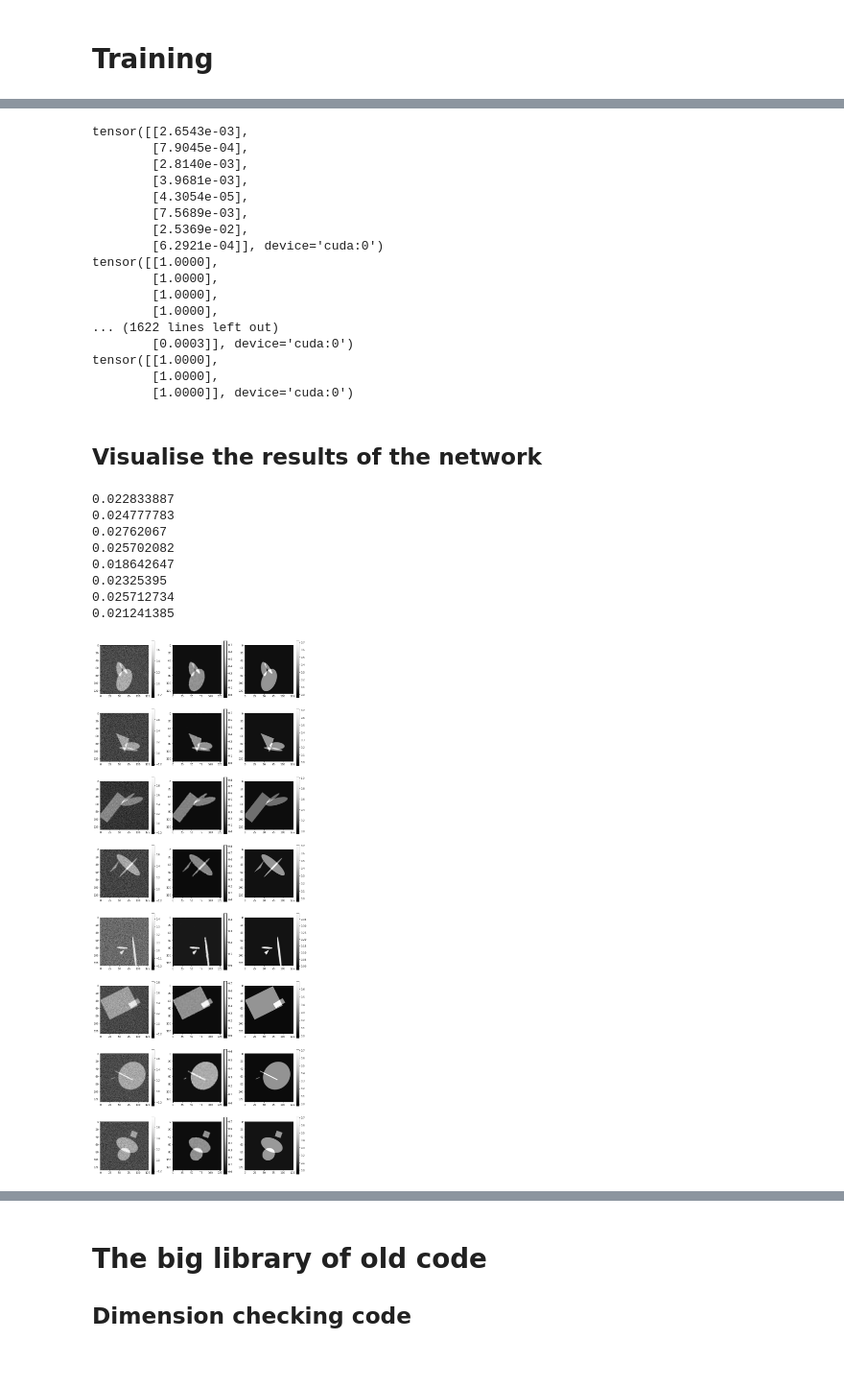
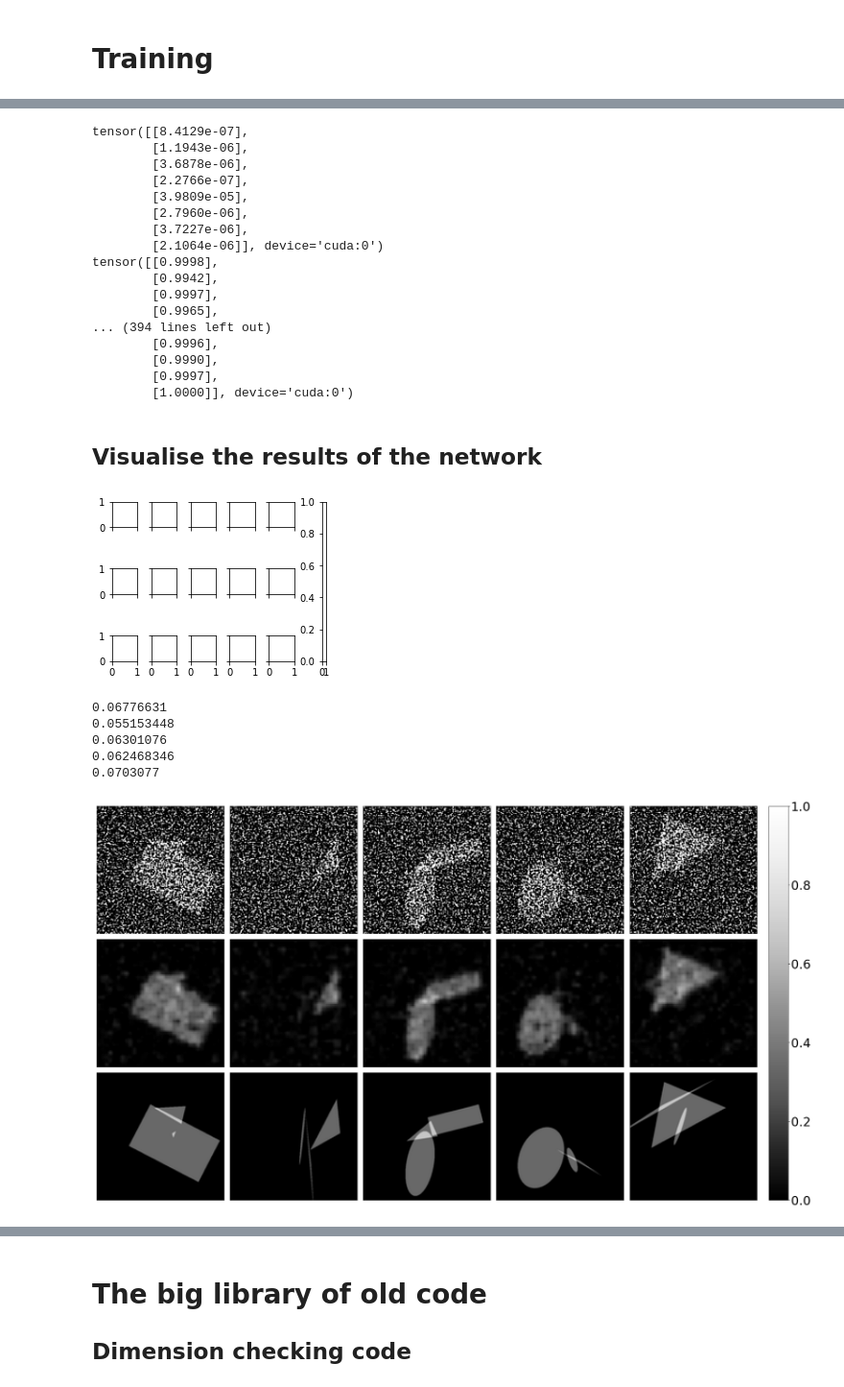
Before and after one commit to FromTheMountain/bachelorproject-code, a Jupyter notebook: GPU-autoencoder-experiments.ipynb, the cells around one changed output, grey strips where cells are left out. Shown at 96% size. Cells and saved outputs as stored; diff of their text form; code cells hidden in the pictures; blank space fills up the shorter version.

```diff
--- a/GPU-autoencoder-experiments.ipynb
+++ b/GPU-autoencoder-experiments.ipynb
@@ -318,0 +360,9 @@ Epoch 59, loss: G 53.559578, D 0.017250, test loss 48.055122
+# %%
+other_model = nn.Sequential(
+    EncoderBlock(1, 8, 3, padding=1),
+    EncoderBlock(8, 8, 3, padding=1),
+    DecoderBlock(8, 8, 2, stride=2),
+    DecoderBlock(8, 8, 2, stride=2),
+    nn.Conv2d(8, 1, 3, padding=1),
+).to(device)
+other_model.load_state_dict(torch.load(f'trained-model-I_0-{I_0}-alpha-{alpha}.pth'))
@@ -319,5 +385,5 @@ Epoch 59, loss: G 53.559578, D 0.017250, test loss 48.055122
 # %%
-num_epochs = 40
+num_epochs = 10
 
 for epoch in range(num_epochs):
     # Tell Torch that we are in training.
@@ -343,6 +418,6 @@ for epoch in range(num_epochs):
 # %%
 with torch.no_grad():
-    for batch_true, batch_noisy, idxs in train_loader:
+    for batch_true, batch_noisy, idxs in test_loader:
         batch_true = batch_true.to(device)
         batch_noisy = batch_noisy.to(device)
 
@@ -364,23 +439,39 @@ with torch.no_grad():
 
 #         print(probs_rec, zeros, ones)
 # %% [output]
-tensor([[2.6543e-03],
-        [7.9045e-04],
-        [2.8140e-03],
-        [3.9681e-03],
-        [4.3054e-05],
-        [7.5689e-03],
-        [2.5369e-02],
-        [6.2921e-04]], device='cuda:0')
-tensor([[1.0000],
-        [1.0000],
-        [1.0000],
-        [1.0000],
-... (1622 lines left out)
-        [0.0003]], device='cuda:0')
-tensor([[1.0000],
-        [1.0000],
+tensor([[8.4129e-07],
+        [1.1943e-06],
+        [3.6878e-06],
+        [2.2766e-07],
+        [3.9809e-05],
+        [2.7960e-06],
+        [3.7227e-06],
+        [2.1064e-06]], device='cuda:0')
+tensor([[0.9998],
+        [0.9942],
+        [0.9997],
+        [0.9965],
+... (394 lines left out)
+        [0.9996],
+        [0.9990],
+        [0.9997],
         [1.0000]], device='cuda:0')
 # %% [markdown]
 ## Visualise the results of the network
+# %%
+from mpl_toolkits.axes_grid1 import ImageGrid
+
+fig = plt.figure(figsize=(4., 4.))
+
+grid = ImageGrid(fig, 111,          # as in plt.subplot(111)
+                 nrows_ncols=(3, 5),
+                 axes_pad=(0.2, 0.6),
+                 share_all=True,
+                 cbar_location="right",
+                 cbar_mode="single",
+                 cbar_size="5%",
+                 cbar_pad=0.4,
+                )
+# %% [output]
+[figure, added]
 # %%
@@ -408,23 +537,22 @@ def show_batches(*args):
 # %%
 with torch.no_grad():
     for batch_true, batch_noisy, idxs in test_loader:
         model_output = generator(batch_noisy.to(device))
+        batch_true = batch_true[:5]
+        batch_noisy = batch_noisy[:5]
 
         for i in range(batch_true.shape[0]):
             img_orig = batch_true[i, 0] / 100
             img_rec = model_output[i, 0] / 100
 
             print(np.linalg.norm(img_orig - img_rec.cpu()))
 
         show_batches(batch_noisy, model_output.cpu(), batch_true)
         break
 # %% [output]
-0.022833887
-0.024777783
-0.02762067
-0.025702082
-0.018642647
-0.02325395
-0.025712734
-0.021241385
+0.06776631
+0.055153448
+0.06301076
+0.062468346
+0.0703077
-[figure, old version]
+[figure, new version]
```
Also changed, not shown: parts of 32 cells of this notebook, 2 other files.
